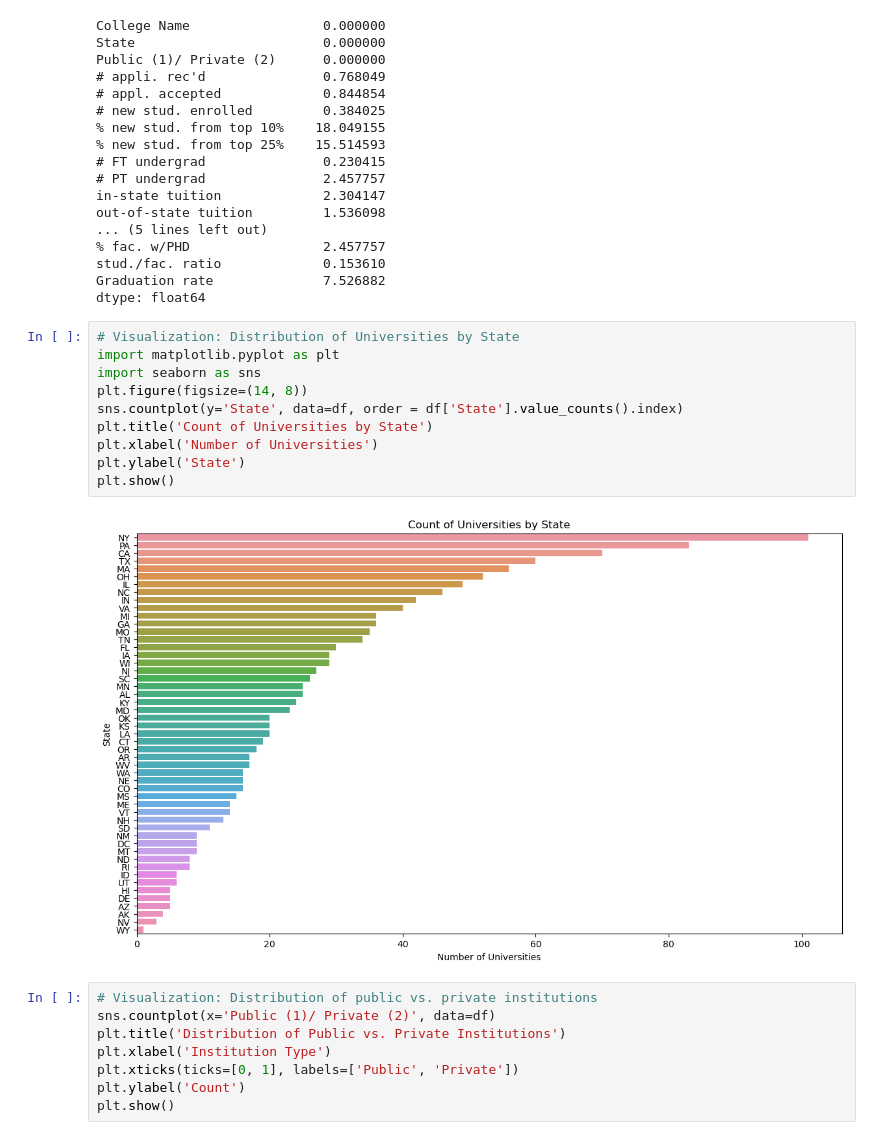
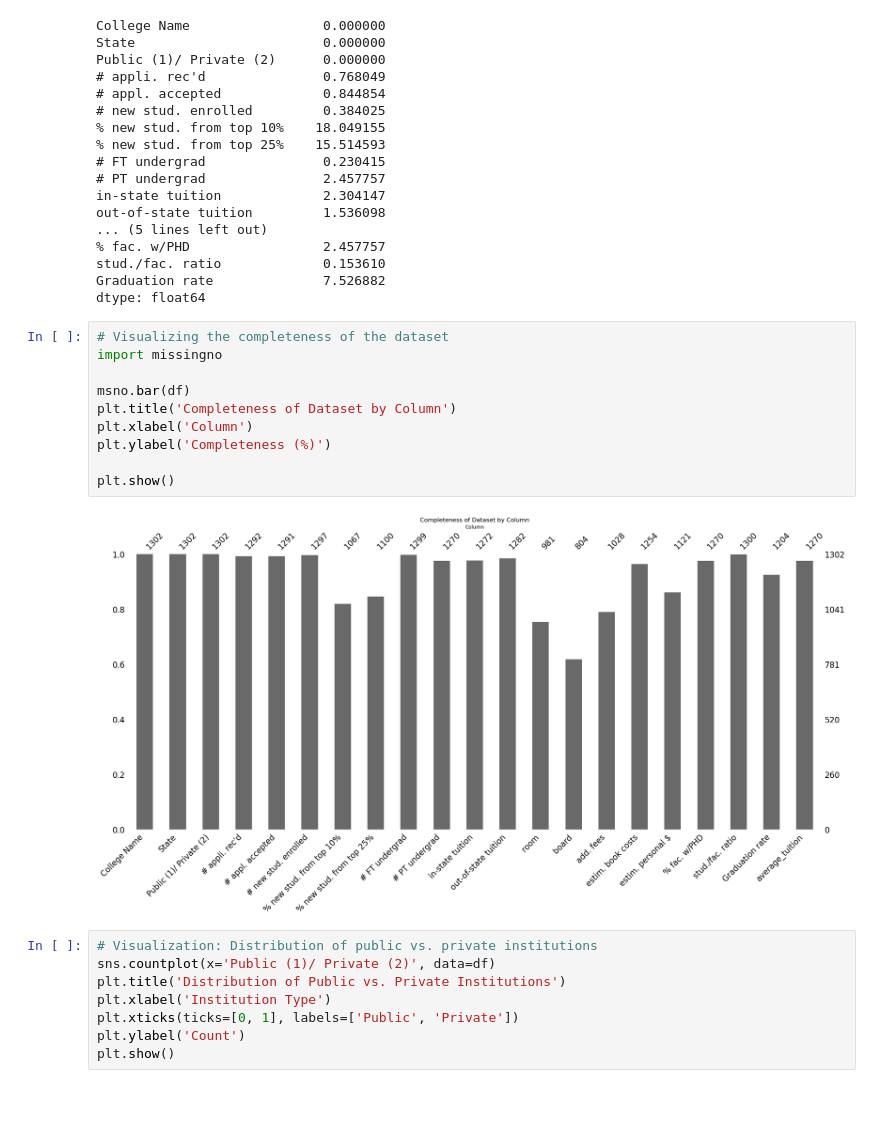
Before and after one commit to jamesleemeredith/Dexian-Technical-Challenge, a Jupyter notebook: full_analysis.ipynb, the cells around one changed output. Drawn from its saved outputs; the diff is of its cells as text; blank space fills up the shorter version.

```diff
--- a/full_analysis.ipynb
+++ b/full_analysis.ipynb
@@ -119,18 +119,18 @@ out-of-state tuition         1.536098
 stud./fac. ratio             0.153610
 Graduation rate              7.526882
 dtype: float64
-# %%
-# Visualization: Distribution of Universities by State
-import matplotlib.pyplot as plt
-import seaborn as sns
-plt.figure(figsize=(14, 8))
-sns.countplot(y='State', data=df, order = df['State'].value_counts().index)
-plt.title('Count of Universities by State')
-plt.xlabel('Number of Universities')
-plt.ylabel('State')
-plt.show()
-# %% [output]
-[figure, removed]
+# %%
+# Visualizing the completeness of the dataset
+import missingno
+
+msno.bar(df)
+plt.title('Completeness of Dataset by Column')
+plt.xlabel('Column')
+plt.ylabel('Completeness (%)')
+
+plt.show()
+# %% [output]
+[figure, added]
 # %%
 # Visualization: Distribution of public vs. private institutions
 sns.countplot(x='Public (1)/ Private (2)', data=df)
```
Also changed, not shown: parts of 4 cells of this notebook.
